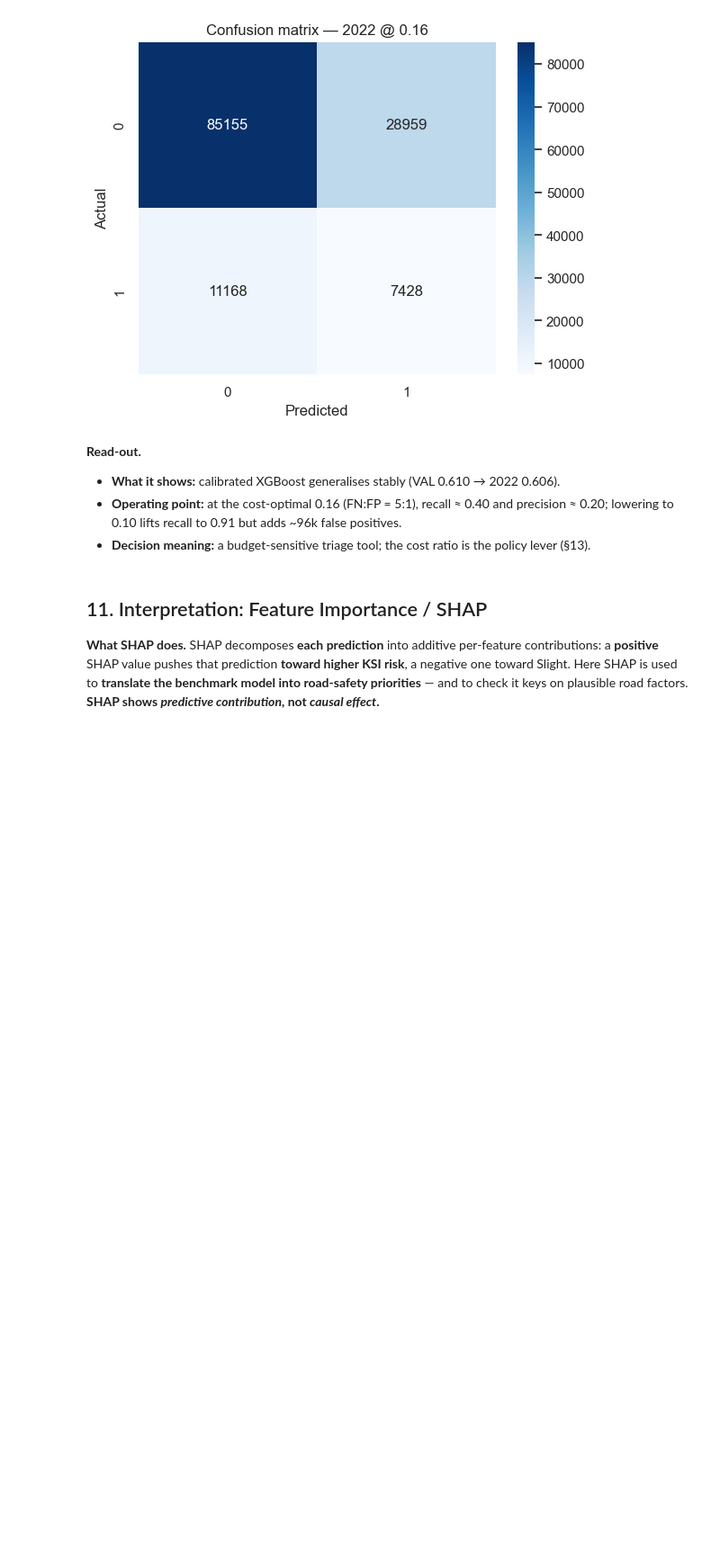
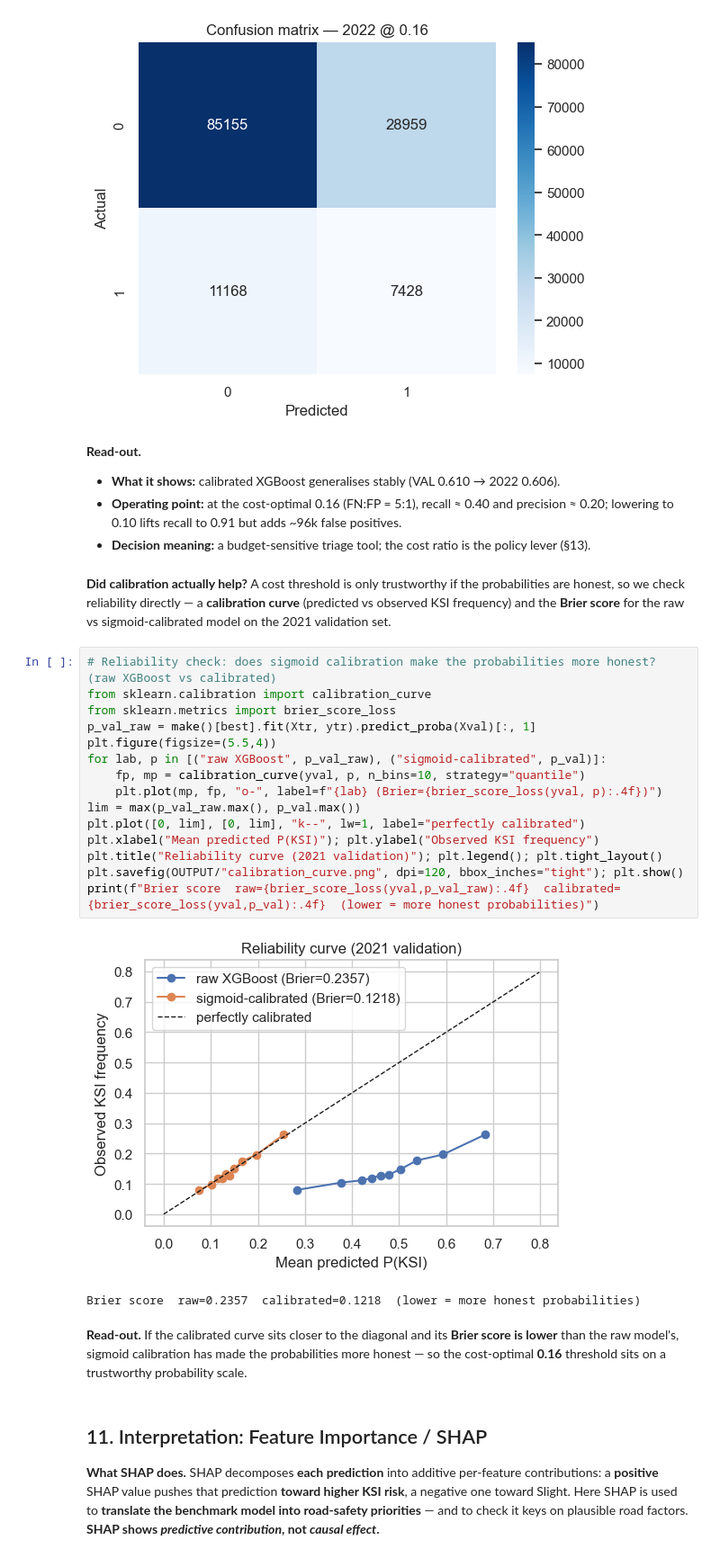
Before and after one commit to XilaiWang/DAAI-road-safety-ksi-analysis, a Jupyter notebook: road_safety_severity_analysis.ipynb, the cells around one changed output. Shown at 90% size. Drawn from its saved outputs; the diff is of its cells as text; blank space fills up the shorter version.

```diff
--- a/road_safety_severity_analysis.ipynb
+++ b/road_safety_severity_analysis.ipynb
@@ -540,6 +577,28 @@ weighted avg      0.789     0.698     0.734    132710
 - **What it shows:** calibrated XGBoost generalises stably (VAL 0.610 → 2022 0.606).
 - **Operating point:** at the cost-optimal 0.16 (FN:FP = 5:1), recall ≈ 0.40 and precision ≈ 0.20; lowering to 0.10 lifts recall to 0.91 but adds ~96k false positives.
 - **Decision meaning:** a budget-sensitive triage tool; the cost ratio is the policy lever (§13).
+# %% [markdown]
+**Did calibration actually help?** A cost threshold is only trustworthy if the probabilities are honest, so we check reliability directly — a **calibration curve** (predicted vs observed KSI frequency) and the **Brier score** for the raw vs sigmoid‑calibrated model on the 2021 validation set.
+# %%
+# Reliability check: does sigmoid calibration make the probabilities more honest? (raw XGBoost vs calibrated)
+from sklearn.calibration import calibration_curve
+from sklearn.metrics import brier_score_loss
+p_val_raw = make()[best].fit(Xtr, ytr).predict_proba(Xval)[:, 1]
+plt.figure(figsize=(5.5,4))
+for lab, p in [("raw XGBoost", p_val_raw), ("sigmoid-calibrated", p_val)]:
+    fp, mp = calibration_curve(yval, p, n_bins=10, strategy="quantile")
+    plt.plot(mp, fp, "o-", label=f"{lab} (Brier={brier_score_loss(yval, p):.4f})")
+lim = max(p_val_raw.max(), p_val.max())
+plt.plot([0, lim], [0, lim], "k--", lw=1, label="perfectly calibrated")
+plt.xlabel("Mean predicted P(KSI)"); plt.ylabel("Observed KSI frequency")
+plt.title("Reliability curve (2021 validation)"); plt.legend(); plt.tight_layout()
+plt.savefig(OUTPUT/"calibration_curve.png", dpi=120, bbox_inches="tight"); plt.show()
+print(f"Brier score  raw={brier_score_loss(yval,p_val_raw):.4f}  calibrated={brier_score_loss(yval,p_val):.4f}  (lower = more honest probabilities)")
+# %% [output]
+[figure, added]
+Brier score  raw=0.2357  calibrated=0.1218  (lower = more honest probabilities)
+# %% [markdown]
+**Read‑out.** If the calibrated curve sits closer to the diagonal and its **Brier score is lower** than the raw model's, sigmoid calibration has made the probabilities more honest — so the cost‑optimal **0.16** threshold sits on a trustworthy probability scale.
 # %% [markdown]
 ## 11. Interpretation: Feature Importance / SHAP
 **What SHAP does.** SHAP decomposes **each prediction** into additive per‑feature contributions: a **positive** SHAP value pushes that prediction **toward higher KSI risk**, a negative one toward Slight. Here SHAP is used to **translate the benchmark model into road‑safety priorities** — and to check it keys on plausible road factors. **SHAP shows *predictive contribution*, not *causal effect*.**
```
Also changed, not shown: parts of 9 cells of this notebook, 1 other file.
